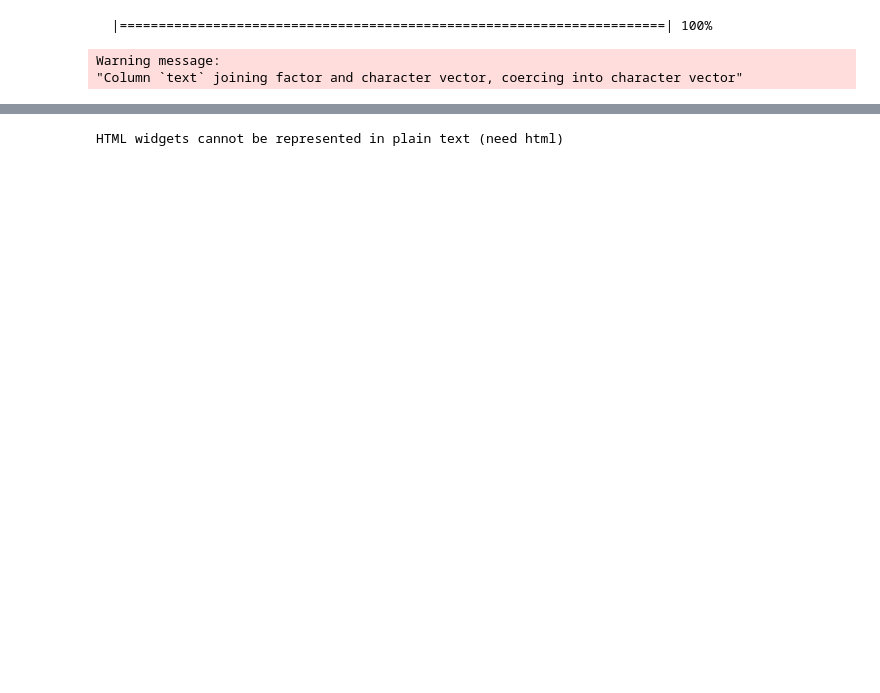
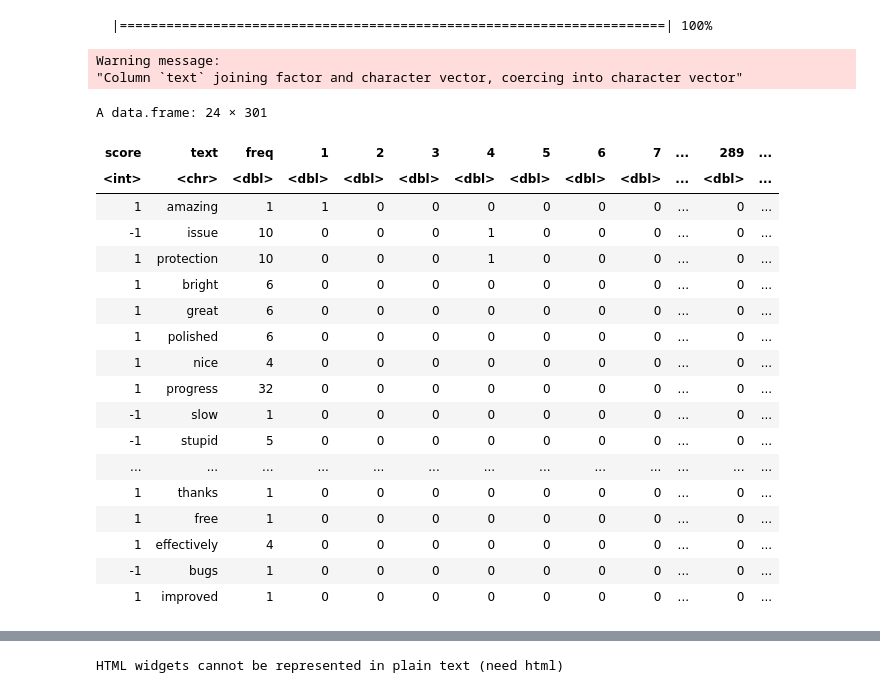
Before and after one commit to jjbous/Analyse-semi--unstrukturierter-daten, a Jupyter notebook: Praxisarbeit/Tesla(de).ipynb, the cells around one changed output, grey strips where cells are left out. Cells and saved outputs as stored; diff of their text form; code cells hidden in the pictures; blank space fills up the shorter version.

```diff
--- a/Praxisarbeit/Tesla(de).ipynb
+++ b/Praxisarbeit/Tesla(de).ipynb
@@ -295,3 +285,25 @@ Warning message:
 "Column `text` joining factor and character vector, coercing into character vector"
 # %%
 df_res$datum <- date()
+# %%
+df_res
+# %% [output]
+A data.frame: 24 × 301
+| score | text | freq | 1 | 2 | 3 | 4 | 5 | 6 | 7 | ... | 289 | ... |
+| <int> | <chr> | <dbl> | <dbl> | <dbl> | <dbl> | <dbl> | <dbl> | <dbl> | <dbl> | ... | <dbl> | ... |
+| 1 | amazing | 1 | 1 | 0 | 0 | 0 | 0 | 0 | 0 | ... | 0 | ... |
+| -1 | issue | 10 | 0 | 0 | 0 | 1 | 0 | 0 | 0 | ... | 0 | ... |
+| 1 | protection | 10 | 0 | 0 | 0 | 1 | 0 | 0 | 0 | ... | 0 | ... |
+| 1 | bright | 6 | 0 | 0 | 0 | 0 | 0 | 0 | 0 | ... | 0 | ... |
+| 1 | great | 6 | 0 | 0 | 0 | 0 | 0 | 0 | 0 | ... | 0 | ... |
+| 1 | polished | 6 | 0 | 0 | 0 | 0 | 0 | 0 | 0 | ... | 0 | ... |
+| 1 | nice | 4 | 0 | 0 | 0 | 0 | 0 | 0 | 0 | ... | 0 | ... |
+| 1 | progress | 32 | 0 | 0 | 0 | 0 | 0 | 0 | 0 | ... | 0 | ... |
+| -1 | slow | 1 | 0 | 0 | 0 | 0 | 0 | 0 | 0 | ... | 0 | ... |
+| -1 | stupid | 5 | 0 | 0 | 0 | 0 | 0 | 0 | 0 | ... | 0 | ... |
+| ... | ... | ... | ... | ... | ... | ... | ... | ... | ... | ... | ... | ... |
+| 1 | thanks | 1 | 0 | 0 | 0 | 0 | 0 | 0 | 0 | ... | 0 | ... |
+| 1 | free | 1 | 0 | 0 | 0 | 0 | 0 | 0 | 0 | ... | 0 | ... |
+| 1 | effectively | 4 | 0 | 0 | 0 | 0 | 0 | 0 | 0 | ... | 0 | ... |
+| -1 | bugs | 1 | 0 | 0 | 0 | 0 | 0 | 0 | 0 | ... | 0 | ... |
+| 1 | improved | 1 | 0 | 0 | 0 | 0 | 0 | 0 | 0 | ... | 0 | ... |
```
Also changed, not shown: parts of 60 cells of this notebook.
